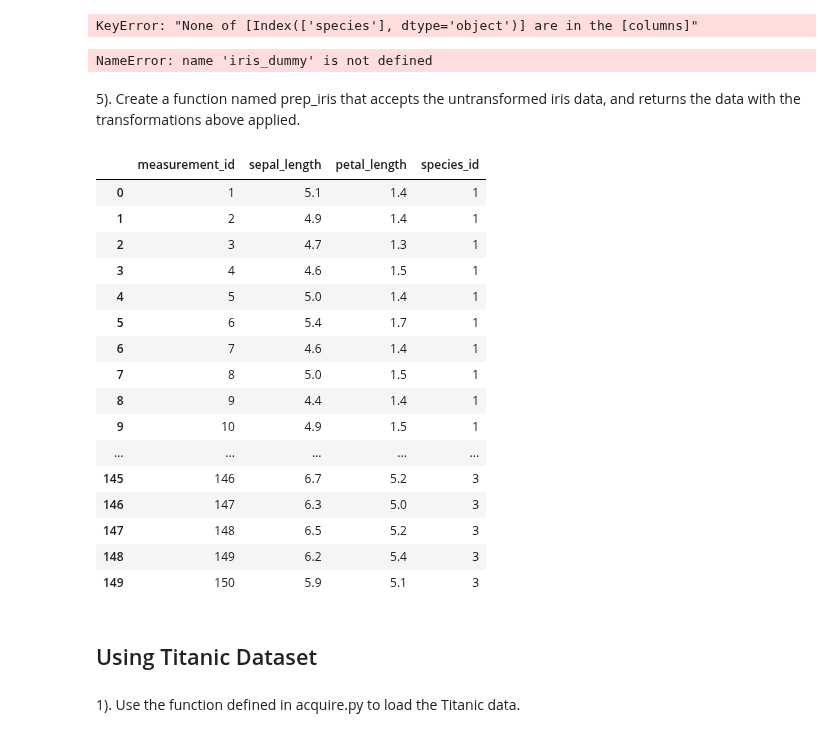
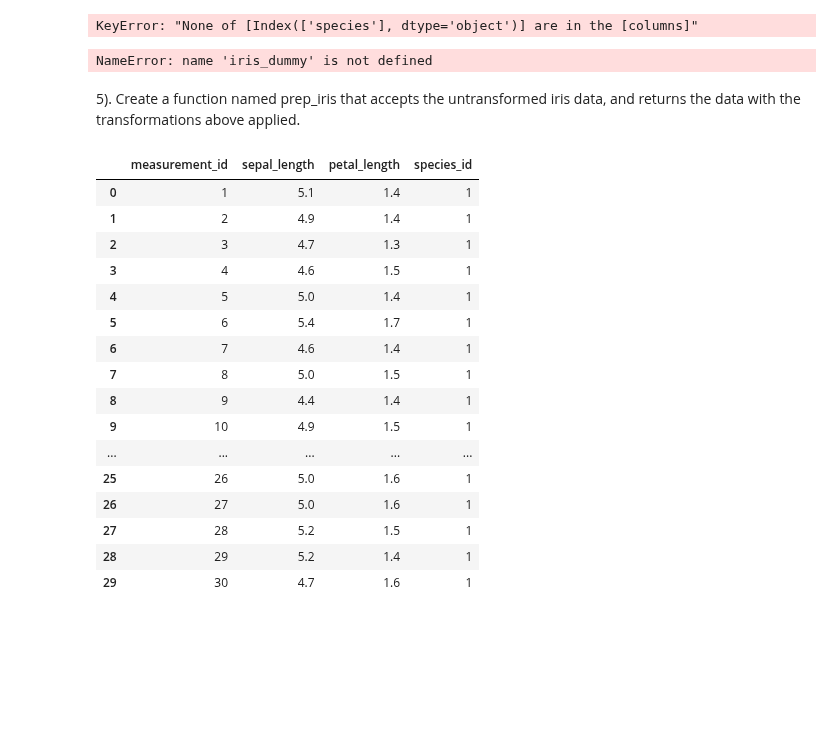
Before and after one commit to stephenkipkurui/regression-exercises, a Jupyter notebook: classification_exercises.ipynb, the cells around one changed output. Drawn from its saved outputs; the diff is of its cells as text; code cells hidden in the pictures; blank space fills up the shorter version.

Commit message:
Classification Exercices: Data Acquisition (Acquire, Prepare)

```diff
--- a/classification_exercises.ipynb
+++ b/classification_exercises.ipynb
@@ -475,11 +475,3 @@ iris_dummy = pd.get_dummies(iris[['species']], dummy_na = False, drop_first = Tr
 iris_dummy
 # %% [output]
 KeyError: "None of [Index(['species'], dtype='object')] are in the [columns]"
-# %%
-# Concat the dummy data with iris data
-
-iris = pd.concat([iris, iris_dummy], axis = 1)
-
-iris.head(5)
-# %% [output]
-NameError: name 'iris_dummy' is not defined
@@ -487,0 +478,8 @@ iris = get_iris_data()
+# %%
+# Concat the dummy data with iris data
+
+iris = pd.concat([iris, iris_dummy], axis = 1)
+
+iris.head(5)
+# %% [output]
+NameError: name 'iris_dummy' is not defined
@@ -490,40 +490,36 @@ iris = get_iris_data()
 # %%
 iris = acquire.get_iris_data()
 
 def prep_iris(iris):
 
     iris = iris.drop_duplicates()
 
     iris = iris.drop(columns = ['Unnamed: 0'])
 
     iris_dummy = pd.get_dummies(iris[['sepal_width','petal_width']],
                                       drop_first = [True, True])
 
     iris = pd.concat([iris, iris_dummy], axis = 1)
 
     return iris.drop(columns = ['sepal_width','petal_width'])
 
 
-prep_iris(iris)
+prep_iris(iris).head(30)
 # %% [output]
 |  | measurement_id | sepal_length | petal_length | species_id |
 | 0 | 1 | 5.1 | 1.4 | 1 |
 | 1 | 2 | 4.9 | 1.4 | 1 |
 | 2 | 3 | 4.7 | 1.3 | 1 |
 | 3 | 4 | 4.6 | 1.5 | 1 |
 | 4 | 5 | 5.0 | 1.4 | 1 |
 | 5 | 6 | 5.4 | 1.7 | 1 |
 | 6 | 7 | 4.6 | 1.4 | 1 |
 | 7 | 8 | 5.0 | 1.5 | 1 |
 | 8 | 9 | 4.4 | 1.4 | 1 |
 | 9 | 10 | 4.9 | 1.5 | 1 |
 | ... | ... | ... | ... | ... |
-| 145 | 146 | 6.7 | 5.2 | 3 |
-| 146 | 147 | 6.3 | 5.0 | 3 |
-| 147 | 148 | 6.5 | 5.2 | 3 |
-| 148 | 149 | 6.2 | 5.4 | 3 |
-| 149 | 150 | 5.9 | 5.1 | 3 |
+| 25 | 26 | 5.0 | 1.6 | 1 |
+| 26 | 27 | 5.0 | 1.6 | 1 |
+| 27 | 28 | 5.2 | 1.5 | 1 |
+| 28 | 29 | 5.2 | 1.4 | 1 |
+| 29 | 30 | 4.7 | 1.6 | 1 |
-# %% [markdown]
-## Using Titanic Dataset
-# %% [markdown]
-1). Use the function defined in acquire.py to load the Titanic data.
```
Also changed, not shown: parts of 58 cells of this notebook.
